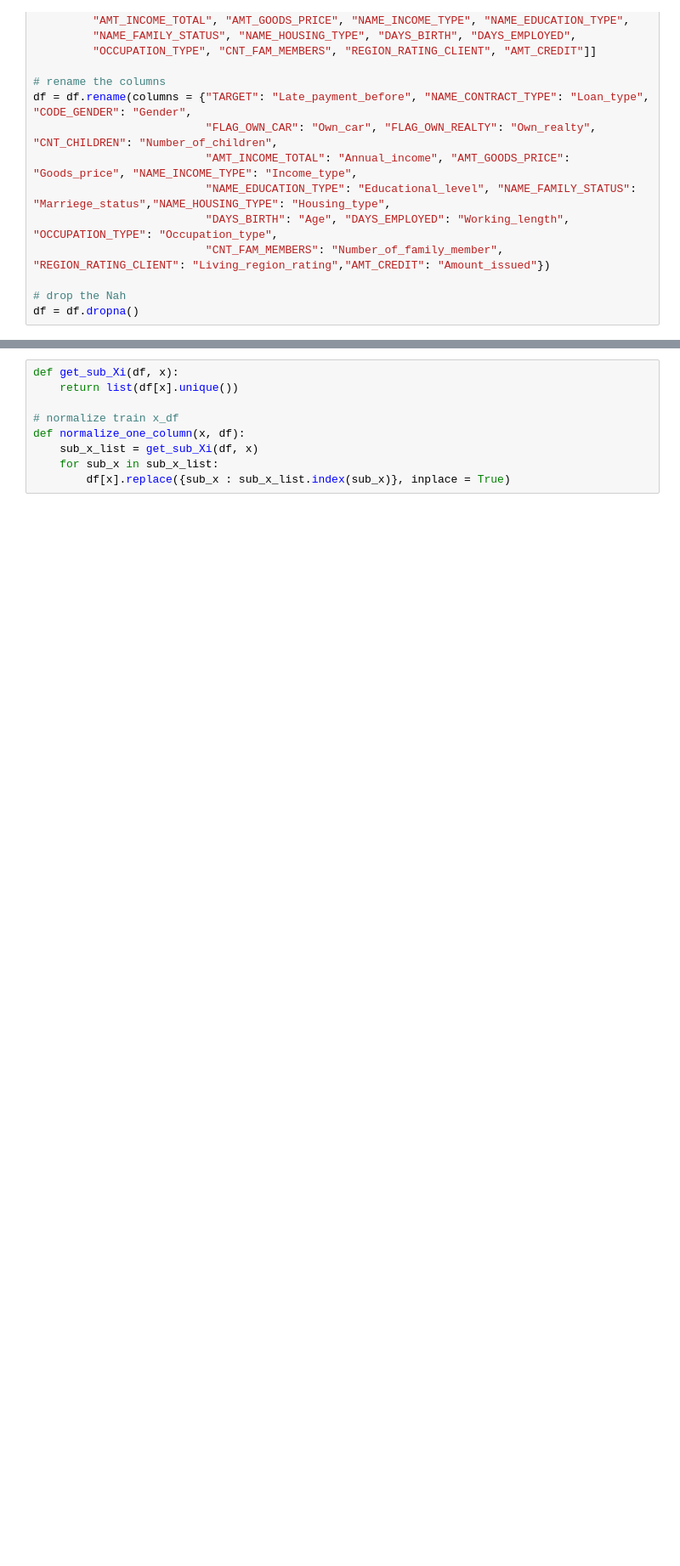
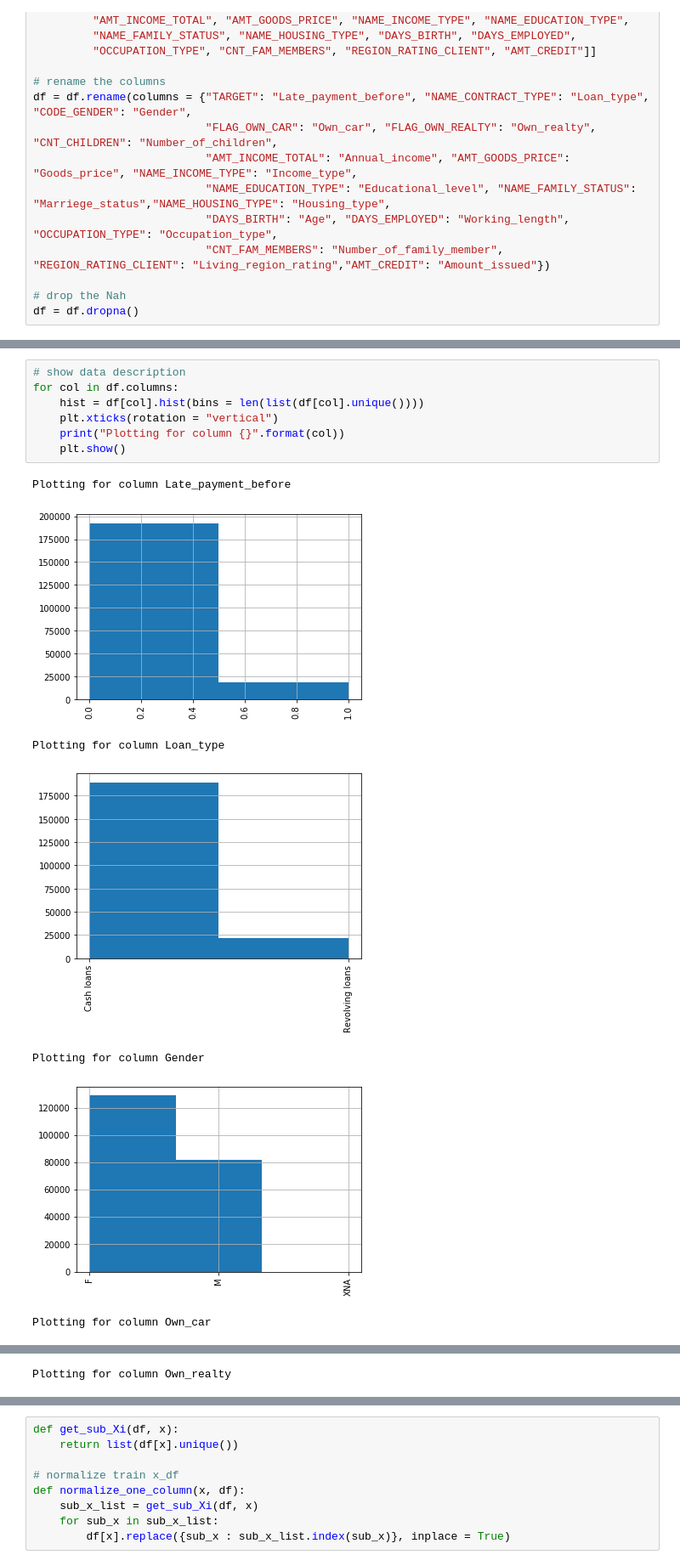
Before and after one commit to Jiaming-Hu/DS4400-Final-Project, a Jupyter notebook: DS4400 Final Project -- Regression.ipynb, the cells around one changed output, grey strips where cells are left out. Shown at 85% size. Cells and saved outputs as stored; diff of their text form; blank space fills up the shorter version.

```diff
--- a/DS4400 Final Project -- Regression.ipynb
+++ b/DS4400 Final Project -- Regression.ipynb
@@ -52,0 +60,15 @@ df = df.dropna()
+# %%
+# show data description
+for col in df.columns:
+    hist = df[col].hist(bins = len(list(df[col].unique())))
+    plt.xticks(rotation = "vertical")
+    print("Plotting for column {}".format(col))
+    plt.show()
+# %% [output]
+Plotting for column Late_payment_before
+[figure, added]
+Plotting for column Loan_type
+[figure, added]
+Plotting for column Gender
+[figure, added]
+Plotting for column Own_car
@@ -52,0 +76 @@ df = df.dropna()
+Plotting for column Own_realty
```
Also changed, not shown: parts of 33 cells of this notebook.
